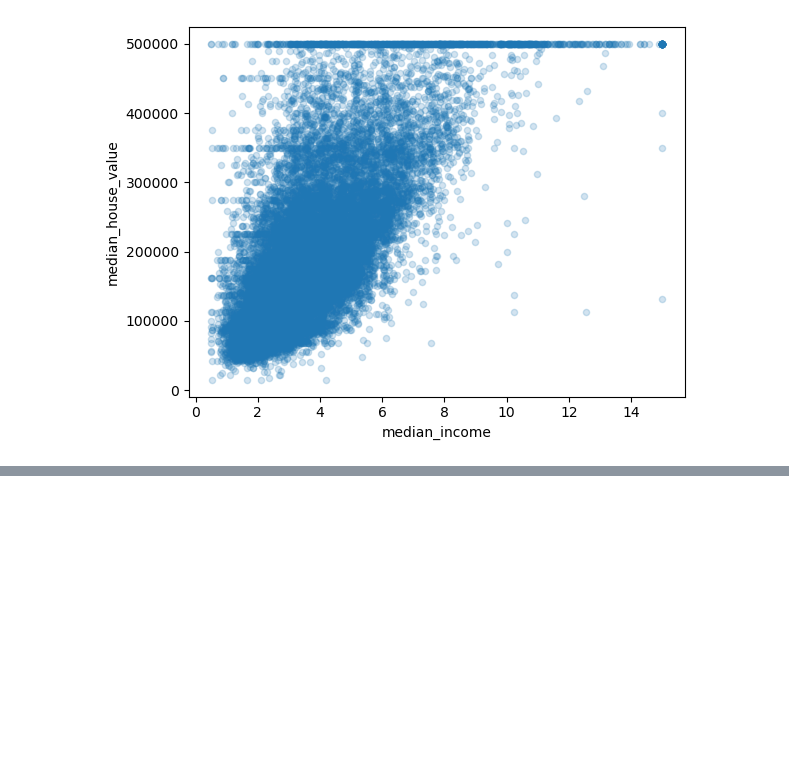
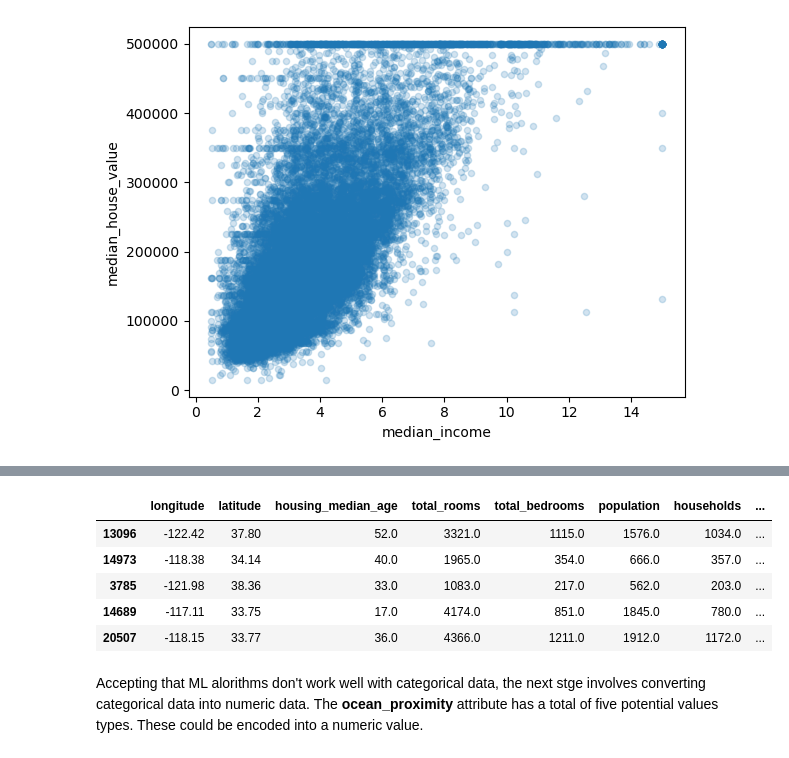
Before and after one commit to PatThompson1306/homl_california_housing, a Jupyter notebook: california_housing.ipynb, the cells around one changed output, grey strips where cells are left out. Drawn from its saved outputs; the diff is of its cells as text; code cells hidden in the pictures; blank space fills up the shorter version.

```diff
--- a/california_housing.ipynb
+++ b/california_housing.ipynb
@@ -199,0 +266,20 @@ housing.plot(kind="scatter", x="median_income", y="median_house_value", alpha=0.
+# %%
+from sklearn.impute import SimpleImputer # import SimpleImputer from sklearn.impute for handling missing values
+
+imputer = SimpleImputer(strategy="median") # create an imputer object that fills missing values with the median of each column
+housing_numeric = housing.select_dtypes(include=[np.number]) # select only numerical columns from the housing DataFrame
+imputer.fit(housing_numeric) # fit the imputer to the numerical data
+X = imputer.transform(housing_numeric) # transform the data by filling in missing values
+housing_num_imputed = pd.DataFrame(X, columns=housing_numeric.columns, index=housing_numeric.index) # convert the transformed data back into a DataFrame with original column names and index
+housing_num_imputed.head()
+# %% [output]
+|  | longitude | latitude | housing_median_age | total_rooms | total_bedrooms | population | households | ... |
+| 13096 | -122.42 | 37.80 | 52.0 | 3321.0 | 1115.0 | 1576.0 | 1034.0 | ... |
+| 14973 | -118.38 | 34.14 | 40.0 | 1965.0 | 354.0 | 666.0 | 357.0 | ... |
+| 3785 | -121.98 | 38.36 | 33.0 | 1083.0 | 217.0 | 562.0 | 203.0 | ... |
+| 14689 | -117.11 | 33.75 | 17.0 | 4174.0 | 851.0 | 1845.0 | 780.0 | ... |
+| 20507 | -118.15 | 33.77 | 36.0 | 4366.0 | 1211.0 | 1912.0 | 1172.0 | ... |
+# %% [markdown]
+Accepting that ML alorithms don't work well with categorical data, the next stge involves converting categorical data into numeric data.
+The <strong>ocean_proximity</strong> attribute has a total of five potential values types.
+These could be encoded into a numeric value.
```
Also changed, not shown: parts of 17 cells of this notebook.
